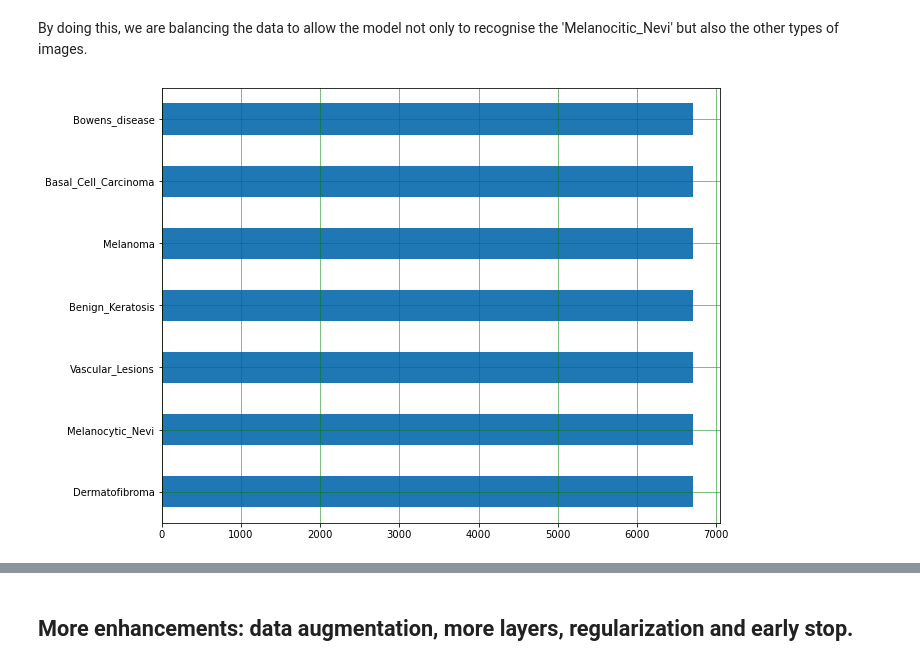
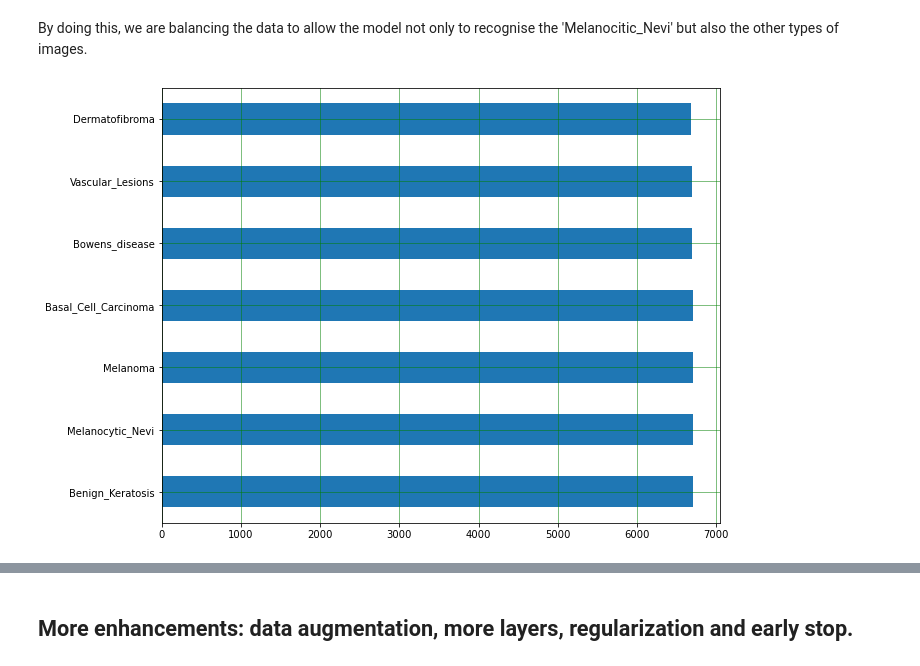
Before and after one commit to noisecape/Cancer_Detector, a Jupyter notebook: Cancer_Detector.ipynb, the cells around one changed output, grey strips where cells are left out. Saved outputs shown, nothing was run; the diff lists cells and outputs as text; code cells hidden in the pictures.

```diff
--- a/Cancer_Detector.ipynb
+++ b/Cancer_Detector.ipynb
@@ -564,15 +591,20 @@ data_generator = ImageDataGenerator(rotation_range=45,
 # %% [markdown]
 By doing this, we are balancing the data to allow the model not only to recognise the 'Melanocitic_Nevi' but also the other types of images.
 # %%
+# Load csv file to create the new augmented dataframe
+path = '.'
+file_read = os.path.join(path, 'augmented_dataframe.csv')
+df = pd.read_csv(file_read, na_values=['NA','?'])
+
 instances_cancer = df['dx'].value_counts()
 instances_cancer
 
 instances_cancer.plot(kind='barh', figsize=(10,8))
 plt.grid(which='major', linestyle='-', linewidth='0.5', color='green')
 plt.grid(which='minor', linestyle=':', linewidth='0.5', color='black')
 plt.show()
 # %% [output]
-[figure, old version]
+[figure, new version]
 # %%
 # We are now going to reload our data to execute again the same CNN with the augmented data and a more well
 # balanced dataset to see if the performances can improve.
```
Also changed, not shown: parts of 26 cells of this notebook, 1 other file.
